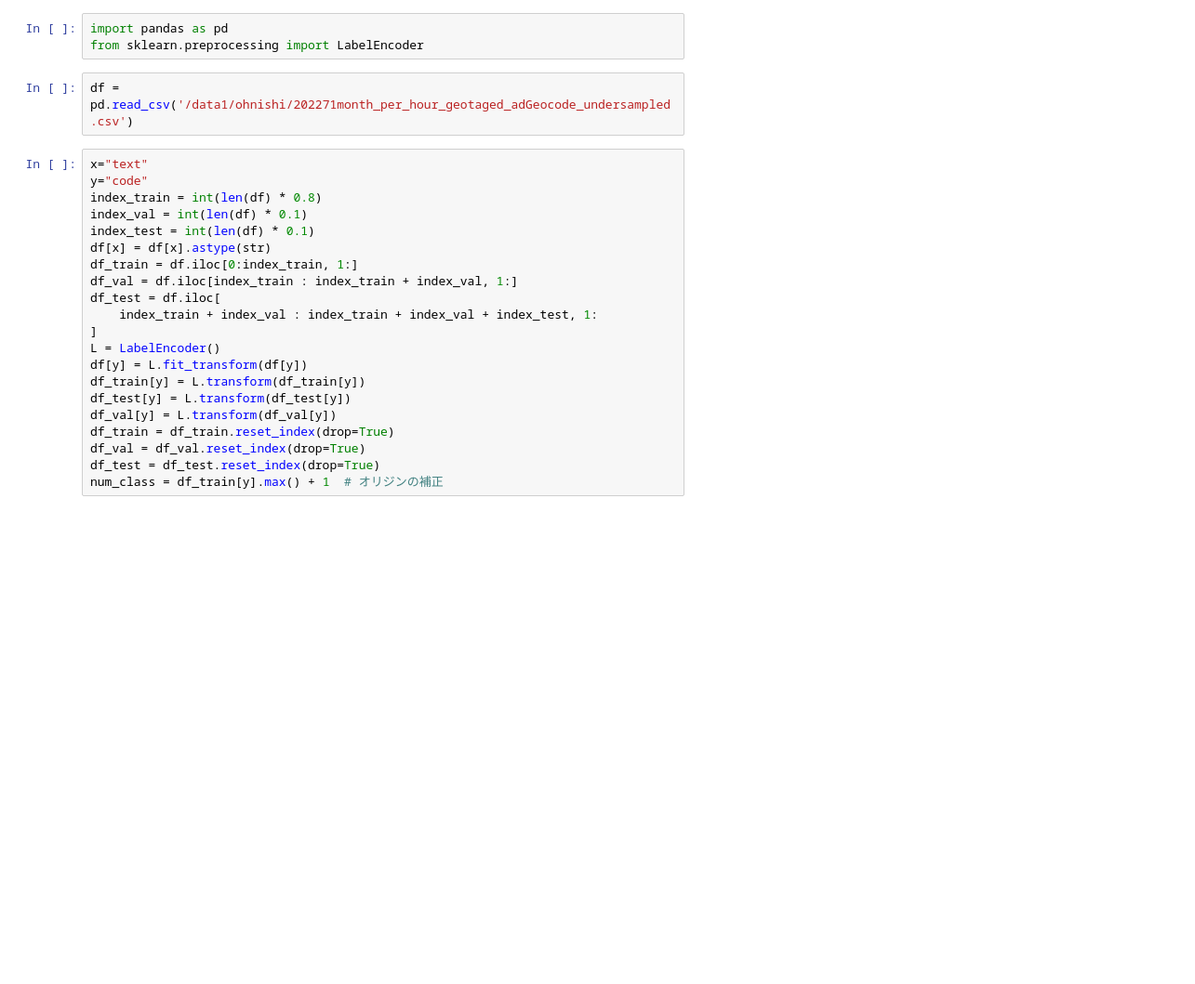
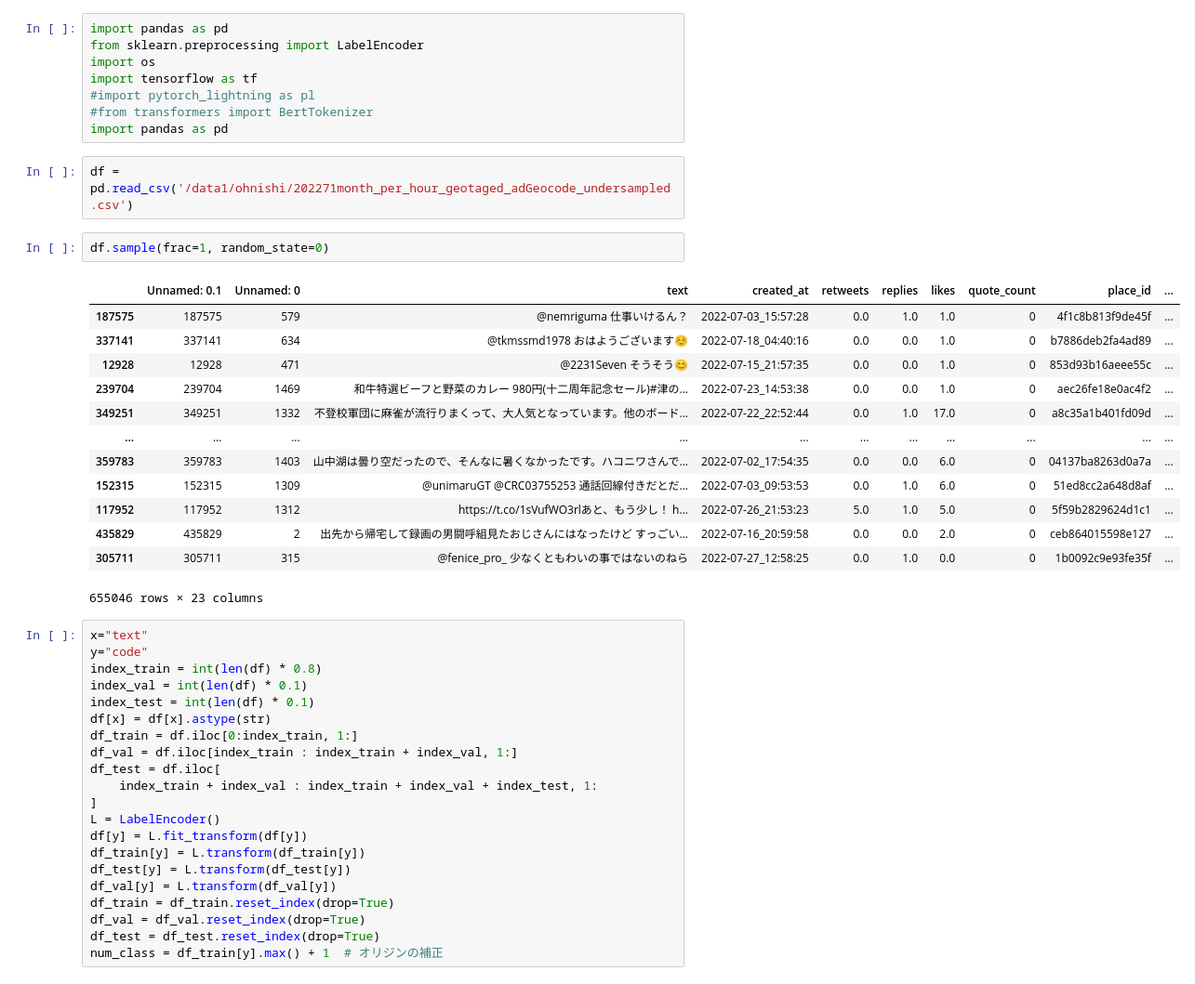
Before and after one commit to sy-zvjkqv/persons_move_analysis, a Jupyter notebook: notebooks/for_model/tmp.ipynb, the cells around one changed output. Shown at 93% size. Cells and saved outputs as stored; diff of their text form; blank space fills up the shorter version.

```diff
--- a/notebooks/for_model/tmp.ipynb
+++ b/notebooks/for_model/tmp.ipynb
@@ -1,8 +1,29 @@
 # %%
 import pandas as pd
 from sklearn.preprocessing import LabelEncoder
+import os
+import tensorflow as tf
+#import pytorch_lightning as pl
+#from transformers import BertTokenizer
+import pandas as pd
 # %%
 df = pd.read_csv('/data1/ohnishi/202271month_per_hour_geotaged_adGeocode_undersampled.csv')
+# %%
+df.sample(frac=1, random_state=0)
+# %% [output]
+|  | Unnamed: 0.1 | Unnamed: 0 | text | created_at | retweets | replies | likes | quote_count | place_id | ... |
+| 187575 | 187575 | 579 | @nemriguma 仕事いけるん？ | 2022-07-03_15:57:28 | 0.0 | 1.0 | 1.0 | 0 | 4f1c8b813f9de45f | ... |
+| 337141 | 337141 | 634 | @tkmssmd1978 おはようございます☺️ | 2022-07-18_04:40:16 | 0.0 | 0.0 | 1.0 | 0 | b7886deb2fa4ad89 | ... |
+| 12928 | 12928 | 471 | @2231Seven そうそう😊 | 2022-07-15_21:57:35 | 0.0 | 0.0 | 1.0 | 0 | 853d93b16aeee55c | ... |
+| 239704 | 239704 | 1469 | 和牛特選ビーフと野菜のカレー 980円(十二周年記念セール)#津の... | 2022-07-23_14:53:38 | 0.0 | 0.0 | 1.0 | 0 | aec26fe18e0ac4f2 | ... |
+| 349251 | 349251 | 1332 | 不登校軍団に麻雀が流行りまくって、大人気となっています。他のボード... | 2022-07-22_22:52:44 | 0.0 | 1.0 | 17.0 | 0 | a8c35a1b401fd09d | ... |
+| ... | ... | ... | ... | ... | ... | ... | ... | ... | ... | ... |
+| 359783 | 359783 | 1403 | 山中湖は曇り空だったので、そんなに暑くなかったです。ハコニワさんで... | 2022-07-02_17:54:35 | 0.0 | 0.0 | 6.0 | 0 | 04137ba8263d0a7a | ... |
+| 152315 | 152315 | 1309 | @unimaruGT @CRC03755253 通話回線付きだとだ... | 2022-07-03_09:53:53 | 0.0 | 1.0 | 6.0 | 0 | 51ed8cc2a648d8af | ... |
+| 117952 | 117952 | 1312 | https://t.co/1sVufWO3rlあと、もう少し！ h... | 2022-07-26_21:53:23 | 5.0 | 1.0 | 5.0 | 0 | 5f59b2829624d1c1 | ... |
+| 435829 | 435829 | 2 | 出先から帰宅して録画の男闘呼組見たおじさんにはなったけど すっごい... | 2022-07-16_20:59:58 | 0.0 | 0.0 | 2.0 | 0 | ceb864015598e127 | ... |
+| 305711 | 305711 | 315 | @fenice_pro_ 少なくともわいの事ではないのねら | 2022-07-27_12:58:25 | 0.0 | 1.0 | 0.0 | 0 | 1b0092c9e93fe35f | ... |
+655046 rows × 23 columns
 # %%
 x="text"
 y="code"
```
Also changed, not shown: parts of 5 cells of this notebook, 38 other files.
